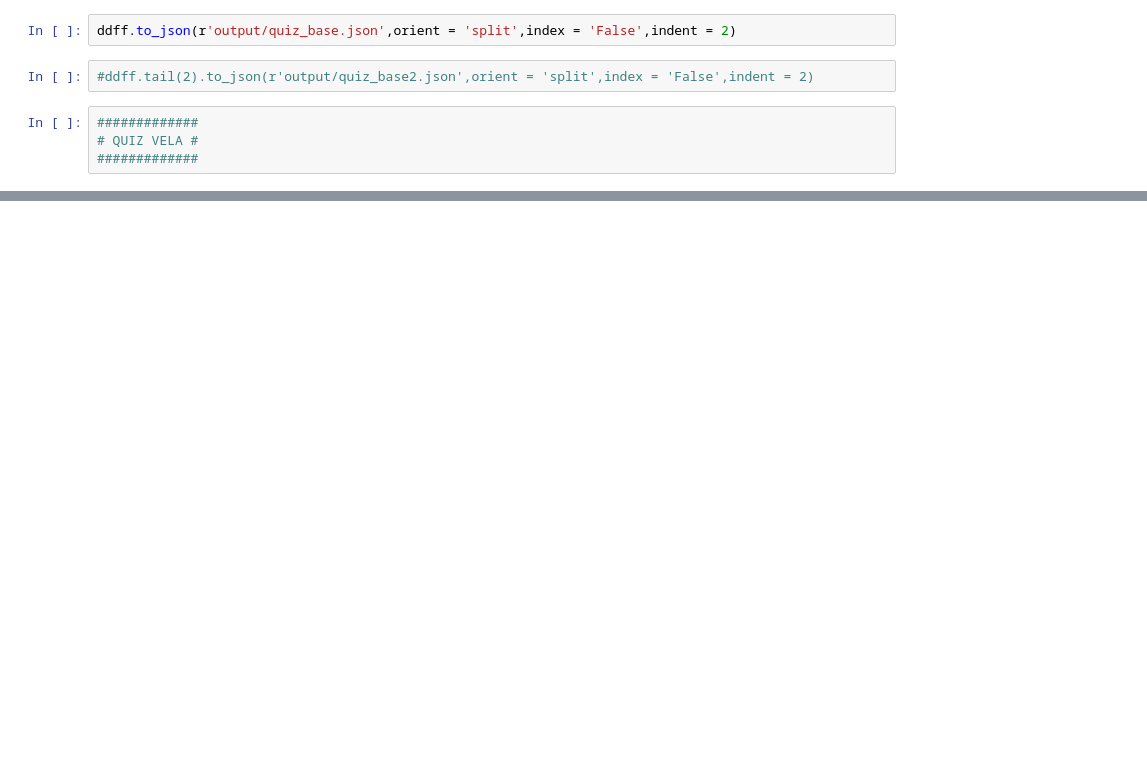
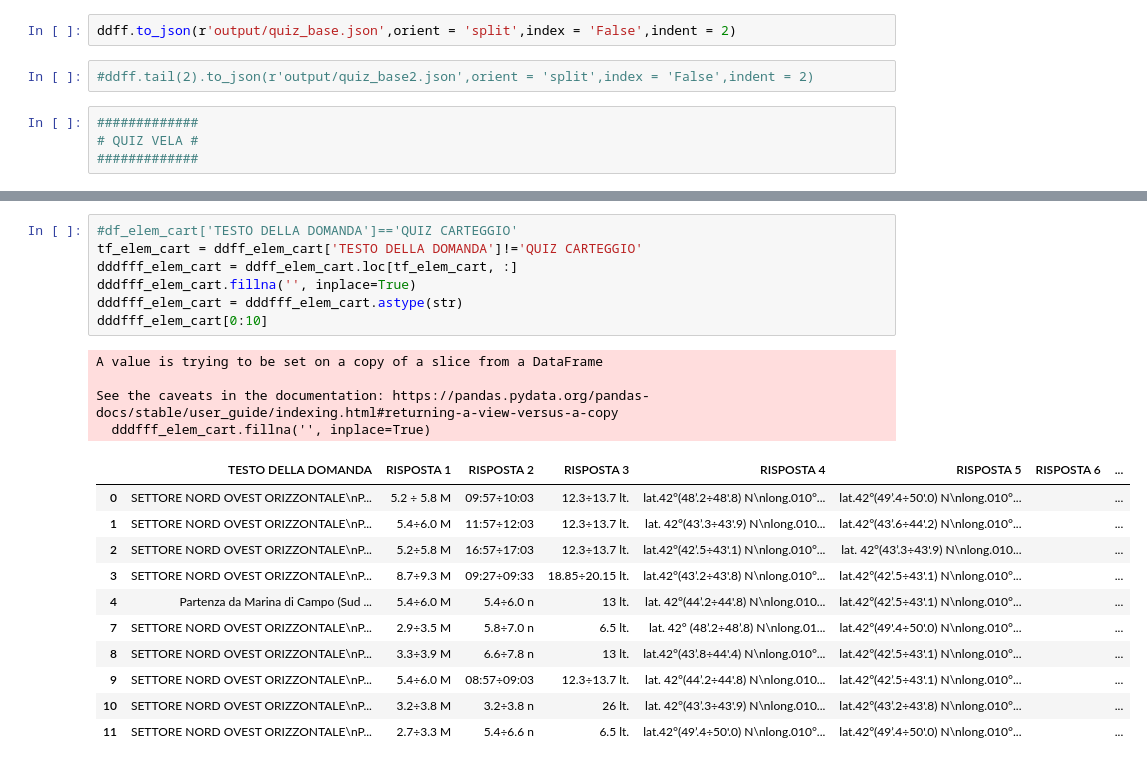
Before and after one commit to cristianoatwork/patente-nautica, a Jupyter notebook: jupiter_notebook/1 Quiz export into Json.ipynb, the cells around one changed output, grey strips where cells are left out. Cells and saved outputs as stored; diff of their text form; blank space fills up the shorter version.

```diff
--- a/jupiter_notebook/1 Quiz export into Json.ipynb
+++ b/jupiter_notebook/1 Quiz export into Json.ipynb
@@ -182,0 +229,23 @@ ddff_vela.to_json(r'output/quiz_vela.json',orient = 'split',index = 'False',inde
+# %%
+#df_elem_cart['TESTO DELLA DOMANDA']=='QUIZ CARTEGGIO'
+tf_elem_cart = ddff_elem_cart['TESTO DELLA DOMANDA']!='QUIZ CARTEGGIO'
+dddfff_elem_cart = ddff_elem_cart.loc[tf_elem_cart, :]
+dddfff_elem_cart.fillna('', inplace=True)
+dddfff_elem_cart = dddfff_elem_cart.astype(str)
+dddfff_elem_cart[0:10]
+# %% [output]
+A value is trying to be set on a copy of a slice from a DataFrame
+
+See the caveats in the documentation: https://pandas.pydata.org/pandas-docs/stable/user_guide/indexing.html#returning-a-view-versus-a-copy
+  dddfff_elem_cart.fillna('', inplace=True)
+|  | TESTO DELLA DOMANDA | RISPOSTA 1 | RISPOSTA 2 | RISPOSTA 3 | RISPOSTA 4 | RISPOSTA 5 | RISPOSTA 6 | ... |
+| 0 | SETTORE NORD OVEST ORIZZONTALE\nP... | 5.2 ÷ 5.8 M | 09:57÷10:03 | 12.3÷13.7 lt. | lat.42°(48’.2÷48'.8) N\nlong.010°... | lat.42°(49’.4÷50'.0) N\nlong.010°... |  | ... |
+| 1 | SETTORE NORD OVEST ORIZZONTALE\nP... | 5.4÷6.0 M | 11:57÷12:03 | 12.3÷13.7 lt. | lat. 42°(43’.3÷43'.9) N\nlong.010... | lat.42°(43’.6÷44'.2) N\nlong.010°... |  | ... |
+| 2 | SETTORE NORD OVEST ORIZZONTALE\nP... | 5.2÷5.8 M | 16:57÷17:03 | 12.3÷13.7 lt. | lat.42°(42’.5÷43'.1) N\nlong.010°... | lat. 42°(43’.3÷43'.9) N\nlong.010... |  | ... |
+| 3 | SETTORE NORD OVEST ORIZZONTALE\nP... | 8.7÷9.3 M | 09:27÷09:33 | 18.85÷20.15 lt. | lat.42°(43’.2÷43'.8) N\nlong.010°... | lat.42°(42’.5÷43'.1) N\nlong.010°... |  | ... |
+| 4 | Partenza da Marina di Campo (Sud ... | 5.4÷6.0 M | 5.4÷6.0 n | 13 lt. | lat. 42°(44’.2÷44'.8) N\nlong.010... | lat.42°(42’.5÷43'.1) N\nlong.010°... |  | ... |
+| 7 | SETTORE NORD OVEST ORIZZONTALE\nP... | 2.9÷3.5 M | 5.8÷7.0 n | 6.5 lt. | lat. 42° (48’.2÷48’.8) N\nlong.01... | lat.42°(49'.4÷50'.0) N\nlong.010°... |  | ... |
+| 8 | SETTORE NORD OVEST ORIZZONTALE\nP... | 3.3÷3.9 M | 6.6÷7.8 n | 13 lt. | lat.42°(43’.8÷44'.4) N\nlong.010°... | lat.42°(42’.5÷43'.1) N\nlong.010°... |  | ... |
+| 9 | SETTORE NORD OVEST ORIZZONTALE\nP... | 5.4÷6.0 M | 08:57÷09:03 | 12.3÷13.7 lt. | lat. 42°(44’.2÷44'.8) N\nlong.010... | lat.42°(42’.5÷43'.1) N\nlong.010°... |  | ... |
+| 10 | SETTORE NORD OVEST ORIZZONTALE\nP... | 3.2÷3.8 M | 3.2÷3.8 n | 26 lt. | lat. 42°(43’.3÷43'.9) N\nlong.010... | lat.42°(43’.2÷43'.8) N\nlong.010°... |  | ... |
+| 11 | SETTORE NORD OVEST ORIZZONTALE\nP... | 2.7÷3.3 M | 5.4÷6.6 n | 6.5 lt. | lat.42°(49’.4÷50'.0) N\nlong.010°... | lat.42°(49’.4÷50'.0) N\nlong.010°... |  | ... |
```
Also changed, not shown: parts of 44 cells of this notebook, 4 other files.
